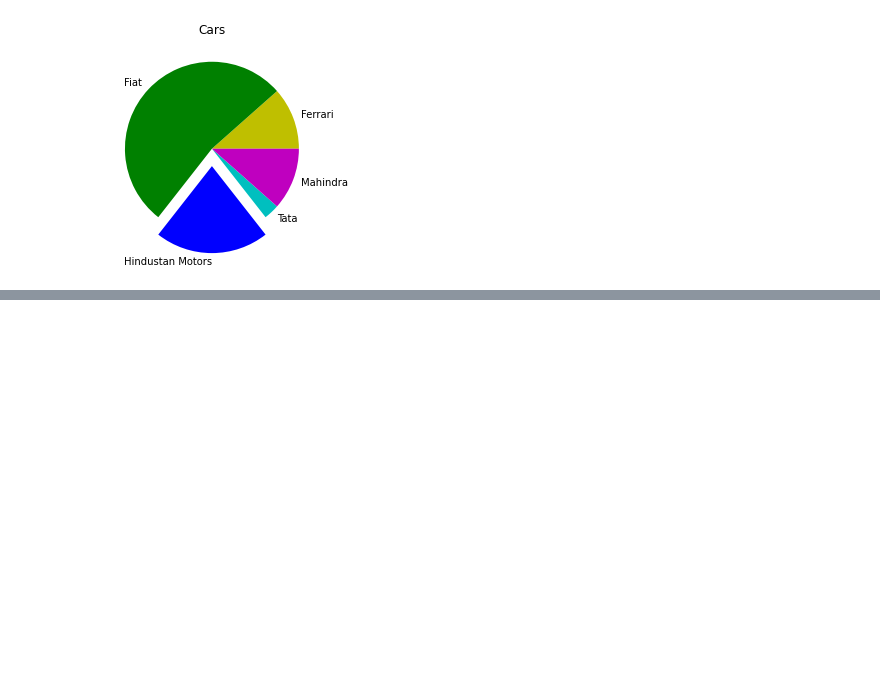
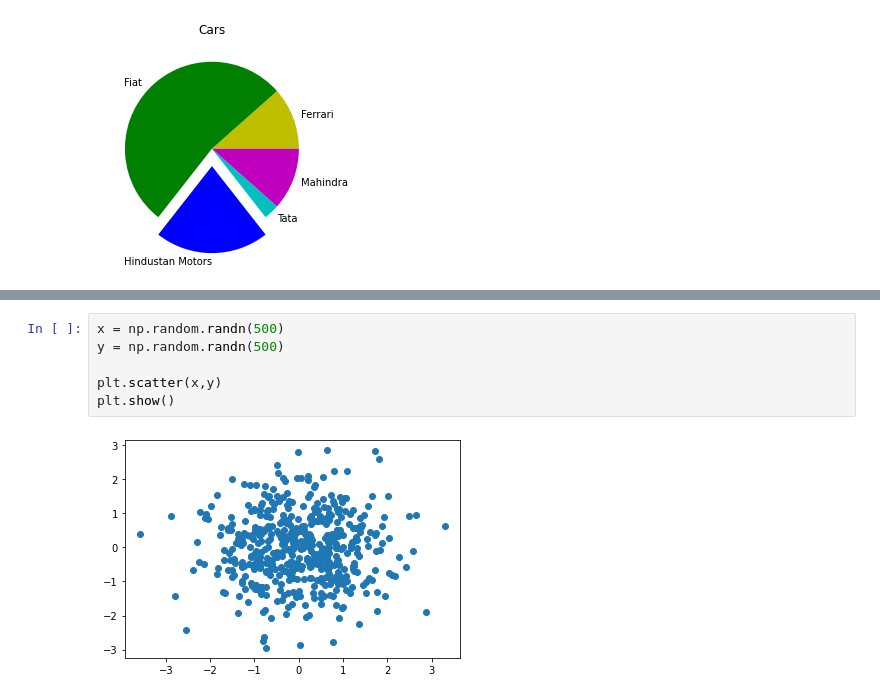
Before and after one commit to kamath7/MLProjectsRepo, a Jupyter notebook: QuiteTheBasics/matplotlib.ipynb, the cells around one changed output, grey strips where cells are left out. Cells and saved outputs as stored; diff of their text form; blank space fills up the shorter version.

```diff
--- a/QuiteTheBasics/matplotlib.ipynb
+++ b/QuiteTheBasics/matplotlib.ipynb
@@ -73,0 +81,8 @@ plt.show()
+# %%
+x = np.random.randn(500)
+y = np.random.randn(500)
+
+plt.scatter(x,y)
+plt.show()
+# %% [output]
+[figure, added]
```
Also changed, not shown: parts of 1 cell of this notebook.
